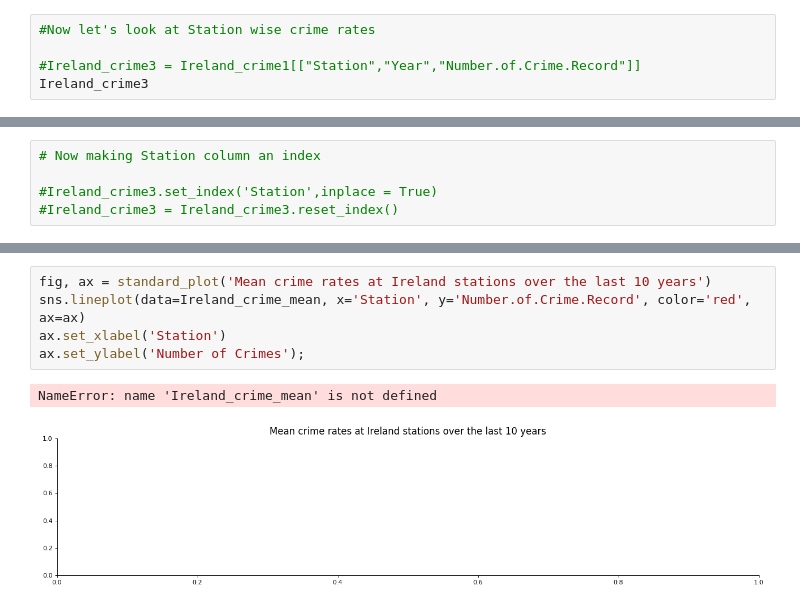
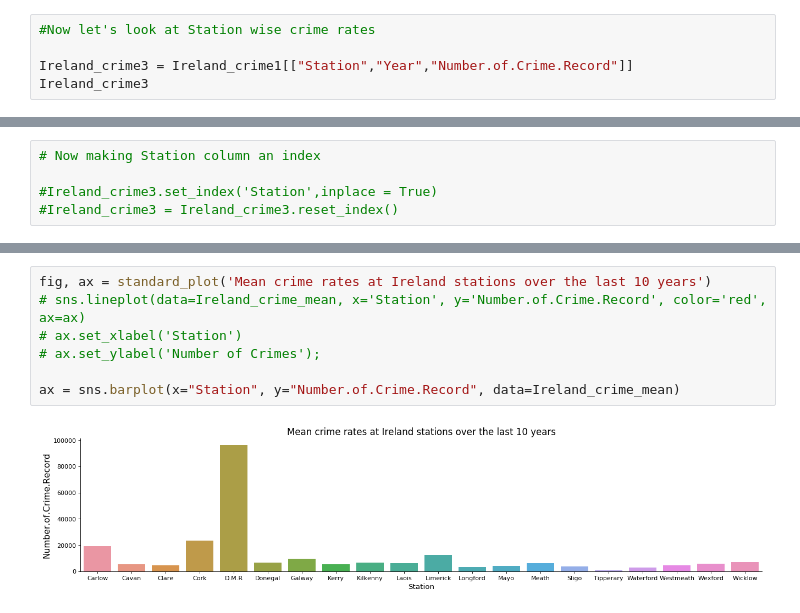
Before and after one commit to somya-anchalia/Data-Analytics-Projects, a Jupyter notebook: Forked from Kaggle/Code/Heart Disease Analysis/heart-disease.ipynb, the cells around one changed output, grey strips where cells are left out. Drawn from its saved outputs; the diff is of its cells as text.

```diff
--- a/Forked from Kaggle/Code/Heart Disease Analysis/heart-disease.ipynb
+++ b/Forked from Kaggle/Code/Heart Disease Analysis/heart-disease.ipynb
@@ -150,6 +150,6 @@ Text(0, 0.5, 'Number of Crimes')
 # %%
 #Now let's look at Station wise crime rates
 
-#Ireland_crime3 = Ireland_crime1[["Station","Year","Number.of.Crime.Record"]]
+Ireland_crime3 = Ireland_crime1[["Station","Year","Number.of.Crime.Record"]]
 Ireland_crime3
 # %% [output]
@@ -187,8 +221,9 @@ NameError: name 'Ireland_crime_mean' is not defined
 # %%
 fig, ax = standard_plot('Mean crime rates at Ireland stations over the last 10 years')
-sns.lineplot(data=Ireland_crime_mean, x='Station', y='Number.of.Crime.Record', color='red', ax=ax)
-ax.set_xlabel('Station')
-ax.set_ylabel('Number of Crimes');
+# sns.lineplot(data=Ireland_crime_mean, x='Station', y='Number.of.Crime.Record', color='red', ax=ax)
+# ax.set_xlabel('Station')
+# ax.set_ylabel('Number of Crimes');
+
+ax = sns.barplot(x="Station", y="Number.of.Crime.Record", data=Ireland_crime_mean)
 # %% [output]
-NameError: name 'Ireland_crime_mean' is not defined
-[figure, old version]
+[figure, new version]
```
Also changed, not shown: parts of 5 cells of this notebook.
